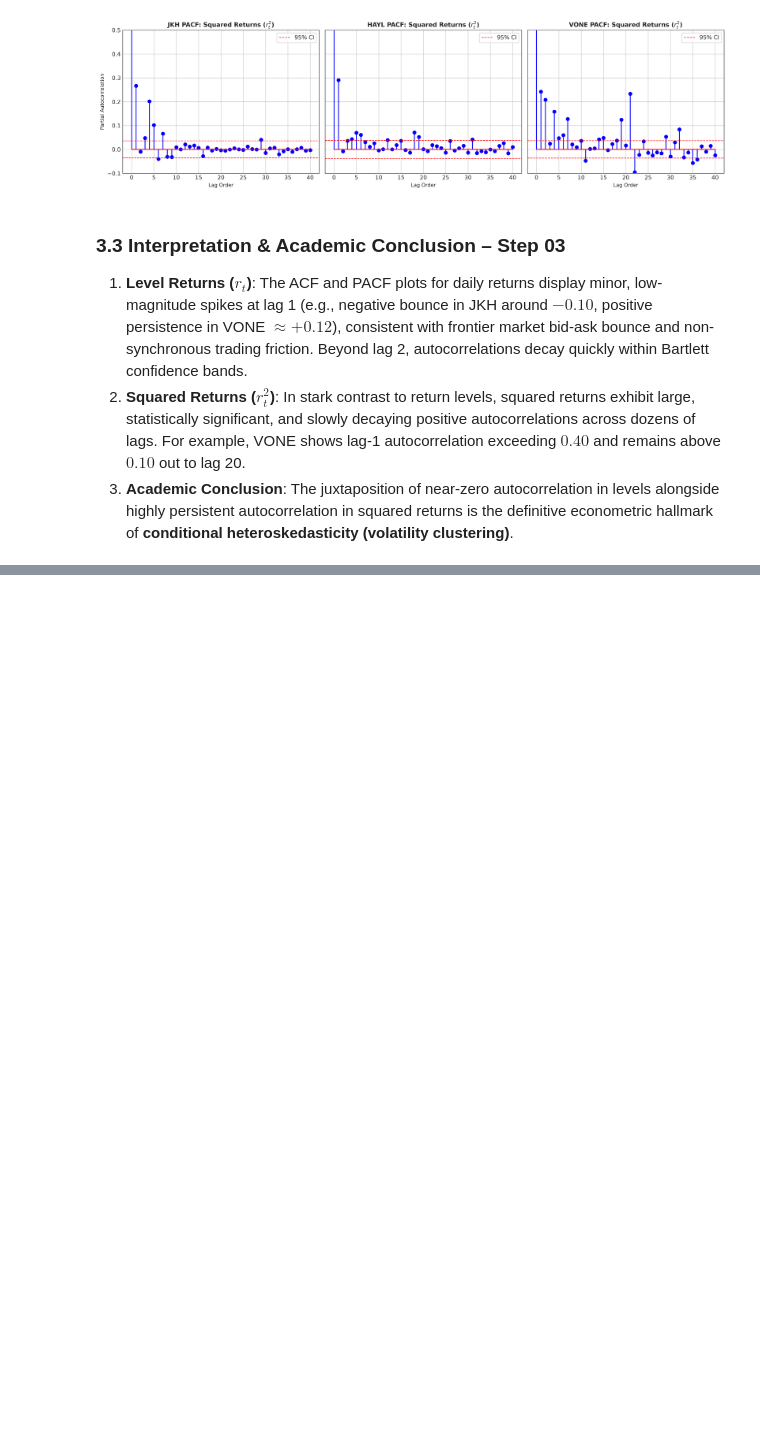
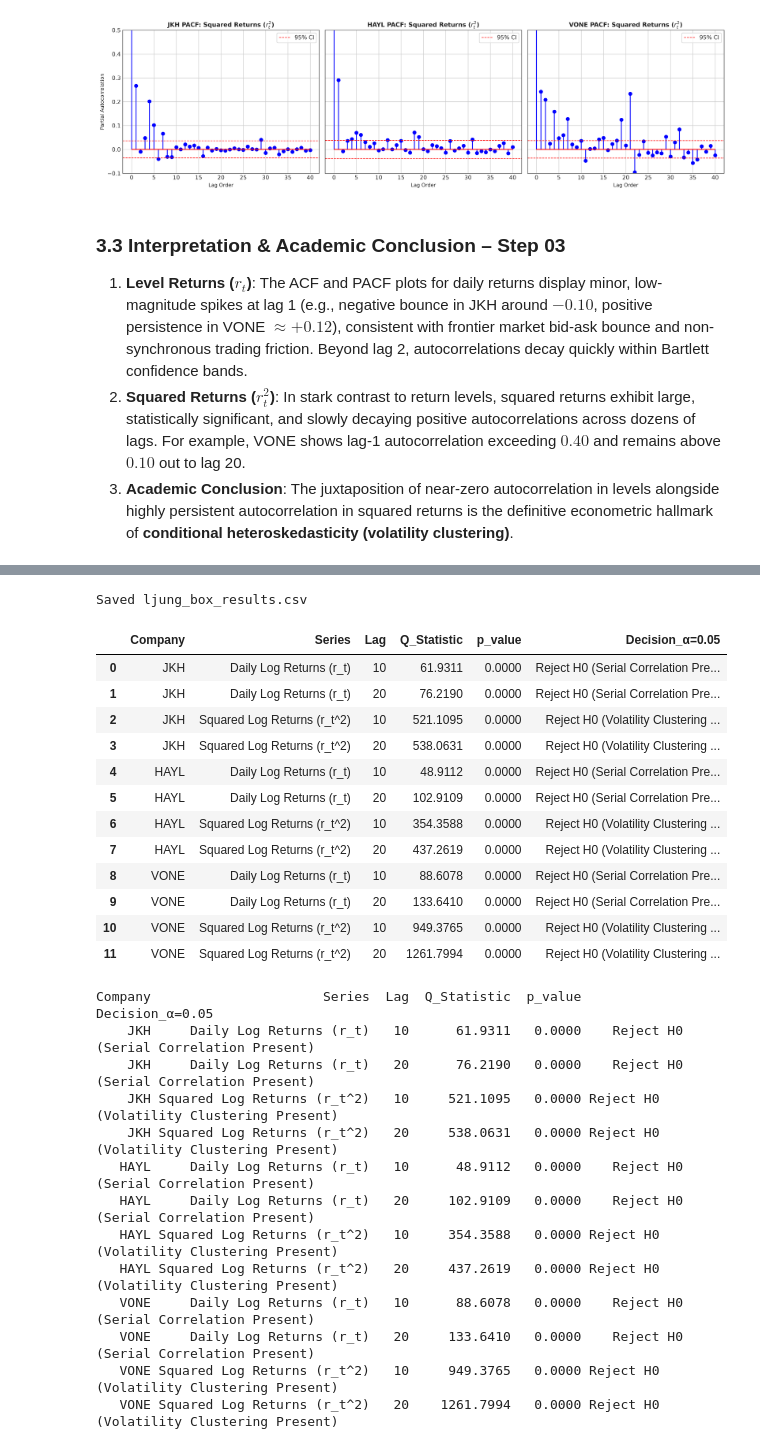
Before and after one commit to DilushaX/MarketPulse-LK, a Jupyter notebook: notebooks/03_advanced_statistical_analysis.ipynb, the cells around one changed output, grey strips where cells are left out. Drawn from its saved outputs; the diff is of its cells as text; code cells hidden in the pictures; blank space fills up the shorter version.

Commit message:
Ljung-Box Portmanteau Tests – Daily Stock Returns Analysis
Conducted Ljung-Box tests on daily returns and squared returns using lag orders 10 and 20 to identify linear and non-linear autocorrelation.

```diff
--- a/notebooks/03_advanced_statistical_analysis.ipynb
+++ b/notebooks/03_advanced_statistical_analysis.ipynb
@@ -384,0 +400,70 @@ plt.show()
+# %%
+lb_rows = []
+
+for eq in equities:
+    r = dfs[eq]['Log_Return_Calc'].dropna().values
+    r2 = (r - np.mean(r))**2
+
+    # Returns at lags 10 and 20
+    lb_r = acorr_ljungbox(r, lags=[10, 20], return_df=True)
+    for lag_val in [10, 20]:
+        q_stat = lb_r.loc[lag_val, 'lb_stat']
+        p_val = lb_r.loc[lag_val, 'lb_pvalue']
+        decision = "Reject H0 (Serial Correlation Present)" if p_val < 0.05 else "Fail to Reject H0 (No Serial Correlation)"
+        lb_rows.append({
+            'Company': eq,
+            'Series': 'Daily Log Returns (r_t)',
+            'Lag': lag_val,
+            'Q_Statistic': q_stat,
+            'p_value': p_val,
+            'Decision_α=0.05': decision
+        })
+
+    # Squared Returns at lags 10 and 20
+    lb_r2 = acorr_ljungbox(r2, lags=[10, 20], return_df=True)
+    for lag_val in [10, 20]:
+        q_stat = lb_r2.loc[lag_val, 'lb_stat']
+        p_val = lb_r2.loc[lag_val, 'lb_pvalue']
+        decision = "Reject H0 (Volatility Clustering Present)" if p_val < 0.05 else "Fail to Reject H0 (Constant Volatility)"
+        lb_rows.append({
+            'Company': eq,
+            'Series': 'Squared Log Returns (r_t^2)',
+            'Lag': lag_val,
+            'Q_Statistic': q_stat,
+            'p_value': p_val,
+            'Decision_α=0.05': decision
+        })
+
+df_lb = pd.DataFrame(lb_rows)
+df_lb.to_csv(os.path.join(tables_base, 'ljung_box_results.csv'), index=False)
+print("Saved ljung_box_results.csv")
+display(df_lb)
+print(df_lb.to_string(index=False))
+# %% [output]
+Saved ljung_box_results.csv
+|  | Company | Series | Lag | Q_Statistic | p_value | Decision_α=0.05 |
+| 0 | JKH | Daily Log Returns (r_t) | 10 | 61.9311 | 0.0000 | Reject H0 (Serial Correlation Pre... |
+| 1 | JKH | Daily Log Returns (r_t) | 20 | 76.2190 | 0.0000 | Reject H0 (Serial Correlation Pre... |
+| 2 | JKH | Squared Log Returns (r_t^2) | 10 | 521.1095 | 0.0000 | Reject H0 (Volatility Clustering ... |
+| 3 | JKH | Squared Log Returns (r_t^2) | 20 | 538.0631 | 0.0000 | Reject H0 (Volatility Clustering ... |
+| 4 | HAYL | Daily Log Returns (r_t) | 10 | 48.9112 | 0.0000 | Reject H0 (Serial Correlation Pre... |
+| 5 | HAYL | Daily Log Returns (r_t) | 20 | 102.9109 | 0.0000 | Reject H0 (Serial Correlation Pre... |
+| 6 | HAYL | Squared Log Returns (r_t^2) | 10 | 354.3588 | 0.0000 | Reject H0 (Volatility Clustering ... |
+| 7 | HAYL | Squared Log Returns (r_t^2) | 20 | 437.2619 | 0.0000 | Reject H0 (Volatility Clustering ... |
+| 8 | VONE | Daily Log Returns (r_t) | 10 | 88.6078 | 0.0000 | Reject H0 (Serial Correlation Pre... |
+| 9 | VONE | Daily Log Returns (r_t) | 20 | 133.6410 | 0.0000 | Reject H0 (Serial Correlation Pre... |
+| 10 | VONE | Squared Log Returns (r_t^2) | 10 | 949.3765 | 0.0000 | Reject H0 (Volatility Clustering ... |
+| 11 | VONE | Squared Log Returns (r_t^2) | 20 | 1261.7994 | 0.0000 | Reject H0 (Volatility Clustering ... |
+Company                      Series  Lag  Q_Statistic  p_value                           Decision_α=0.05
+    JKH     Daily Log Returns (r_t)   10      61.9311   0.0000    Reject H0 (Serial Correlation Present)
+    JKH     Daily Log Returns (r_t)   20      76.2190   0.0000    Reject H0 (Serial Correlation Present)
+    JKH Squared Log Returns (r_t^2)   10     521.1095   0.0000 Reject H0 (Volatility Clustering Present)
+    JKH Squared Log Returns (r_t^2)   20     538.0631   0.0000 Reject H0 (Volatility Clustering Present)
+   HAYL     Daily Log Returns (r_t)   10      48.9112   0.0000    Reject H0 (Serial Correlation Present)
+   HAYL     Daily Log Returns (r_t)   20     102.9109   0.0000    Reject H0 (Serial Correlation Present)
+   HAYL Squared Log Returns (r_t^2)   10     354.3588   0.0000 Reject H0 (Volatility Clustering Present)
+   HAYL Squared Log Returns (r_t^2)   20     437.2619   0.0000 Reject H0 (Volatility Clustering Present)
+   VONE     Daily Log Returns (r_t)   10      88.6078   0.0000    Reject H0 (Serial Correlation Present)
+   VONE     Daily Log Returns (r_t)   20     133.6410   0.0000    Reject H0 (Serial Correlation Present)
+   VONE Squared Log Returns (r_t^2)   10     949.3765   0.0000 Reject H0 (Volatility Clustering Present)
+   VONE Squared Log Returns (r_t^2)   20    1261.7994   0.0000 Reject H0 (Volatility Clustering Present)
```
Also changed, not shown: parts of 2 cells of this notebook.
